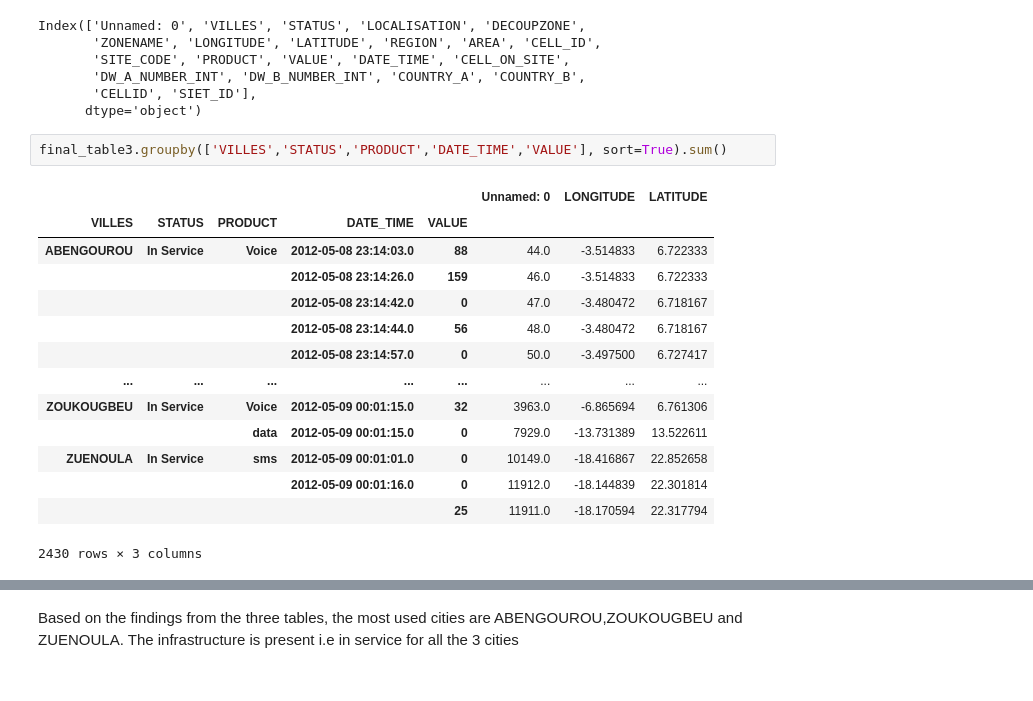
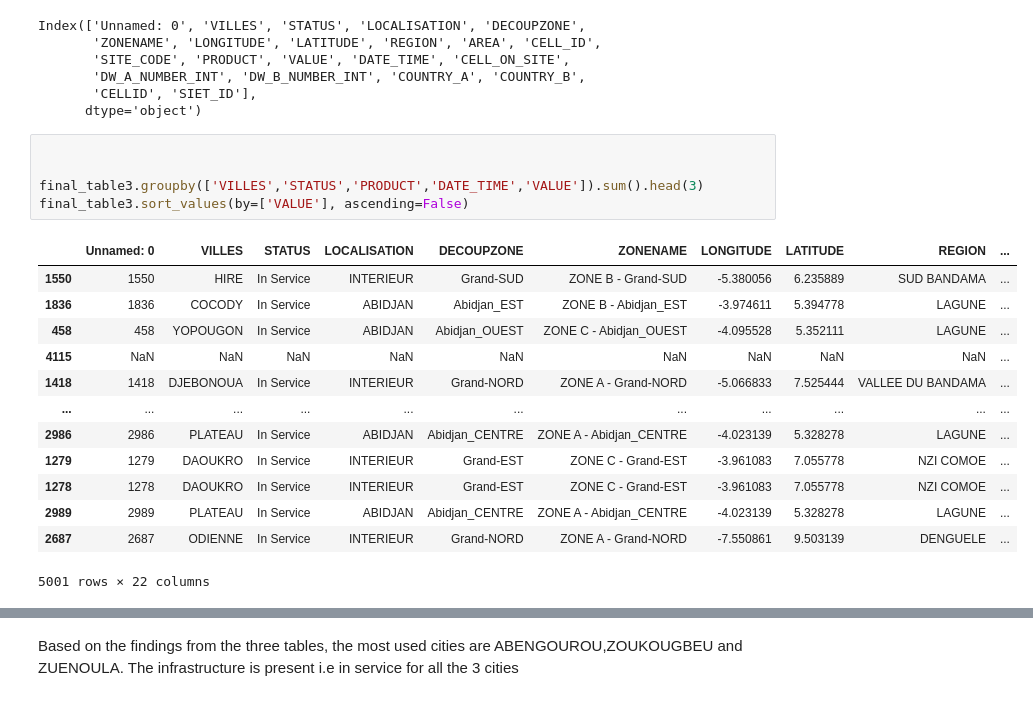
Before and after one commit to cheronoF/Data-Science, a Jupyter notebook: Moringa_Data_Science_Prep_W3_Independent_Project_Python_Notebook.ipynb, the cells around one changed output, grey strips where cells are left out. Drawn from its saved outputs; the diff is of its cells as text.

```diff
--- a/Moringa_Data_Science_Prep_W3_Independent_Project_Python_Notebook.ipynb
+++ b/Moringa_Data_Science_Prep_W3_Independent_Project_Python_Notebook.ipynb
@@ -573,19 +573,21 @@ Index(['Unnamed: 0', 'VILLES', 'STATUS', 'LOCALISATION', 'DECOUPZONE',
        'CELLID', 'SIET_ID'],
       dtype='object')
 # %%
-final_table3.groupby(['VILLES','STATUS','PRODUCT','DATE_TIME','VALUE'], sort=True).sum()
+
+
+final_table3.groupby(['VILLES','STATUS','PRODUCT','DATE_TIME','VALUE']).sum().head(3)
+final_table3.sort_values(by=['VALUE'], ascending=False)
 # %% [output]
-|  |  |  |  |  | Unnamed: 0 | LONGITUDE | LATITUDE |
-| VILLES | STATUS | PRODUCT | DATE_TIME | VALUE |  |  |  |
-| ABENGOUROU | In Service | Voice | 2012-05-08 23:14:03.0 | 88 | 44.0 | -3.514833 | 6.722333 |
-|  |  |  | 2012-05-08 23:14:26.0 | 159 | 46.0 | -3.514833 | 6.722333 |
-|  |  |  | 2012-05-08 23:14:42.0 | 0 | 47.0 | -3.480472 | 6.718167 |
-|  |  |  | 2012-05-08 23:14:44.0 | 56 | 48.0 | -3.480472 | 6.718167 |
-|  |  |  | 2012-05-08 23:14:57.0 | 0 | 50.0 | -3.497500 | 6.727417 |
-| ... | ... | ... | ... | ... | ... | ... | ... |
-| ZOUKOUGBEU | In Service | Voice | 2012-05-09 00:01:15.0 | 32 | 3963.0 | -6.865694 | 6.761306 |
-|  |  | data | 2012-05-09 00:01:15.0 | 0 | 7929.0 | -13.731389 | 13.522611 |
-| ZUENOULA | In Service | sms | 2012-05-09 00:01:01.0 | 0 | 10149.0 | -18.416867 | 22.852658 |
-|  |  |  | 2012-05-09 00:01:16.0 | 0 | 11912.0 | -18.144839 | 22.301814 |
-|  |  |  |  | 25 | 11911.0 | -18.170594 | 22.317794 |
+|  | Unnamed: 0 | VILLES | STATUS | LOCALISATION | DECOUPZONE | ZONENAME | LONGITUDE | LATITUDE | REGION | ... |
+| 1550 | 1550 | HIRE | In Service | INTERIEUR | Grand-SUD | ZONE B - Grand-SUD | -5.380056 | 6.235889 | SUD BANDAMA | ... |
+| 1836 | 1836 | COCODY | In Service | ABIDJAN | Abidjan_EST | ZONE B - Abidjan_EST | -3.974611 | 5.394778 | LAGUNE | ... |
+| 458 | 458 | YOPOUGON | In Service | ABIDJAN | Abidjan_OUEST | ZONE C - Abidjan_OUEST | -4.095528 | 5.352111 | LAGUNE | ... |
+| 4115 | NaN | NaN | NaN | NaN | NaN | NaN | NaN | NaN | NaN | ... |
+| 1418 | 1418 | DJEBONOUA | In Service | INTERIEUR | Grand-NORD | ZONE A - Grand-NORD | -5.066833 | 7.525444 | VALLEE DU BANDAMA | ... |
+| ... | ... | ... | ... | ... | ... | ... | ... | ... | ... | ... |
+| 2986 | 2986 | PLATEAU | In Service | ABIDJAN | Abidjan_CENTRE | ZONE A - Abidjan_CENTRE | -4.023139 | 5.328278 | LAGUNE | ... |
+| 1279 | 1279 | DAOUKRO | In Service | INTERIEUR | Grand-EST | ZONE C - Grand-EST | -3.961083 | 7.055778 | NZI COMOE | ... |
+| 1278 | 1278 | DAOUKRO | In Service | INTERIEUR | Grand-EST | ZONE C - Grand-EST | -3.961083 | 7.055778 | NZI COMOE | ... |
+| 2989 | 2989 | PLATEAU | In Service | ABIDJAN | Abidjan_CENTRE | ZONE A - Abidjan_CENTRE | -4.023139 | 5.328278 | LAGUNE | ... |
+| 2687 | 2687 | ODIENNE | In Service | INTERIEUR | Grand-NORD | ZONE A - Grand-NORD | -7.550861 | 9.503139 | DENGUELE | ... |
-2430 rows × 3 columns
+5001 rows × 22 columns
```
Also changed, not shown: parts of 14 cells of this notebook.
